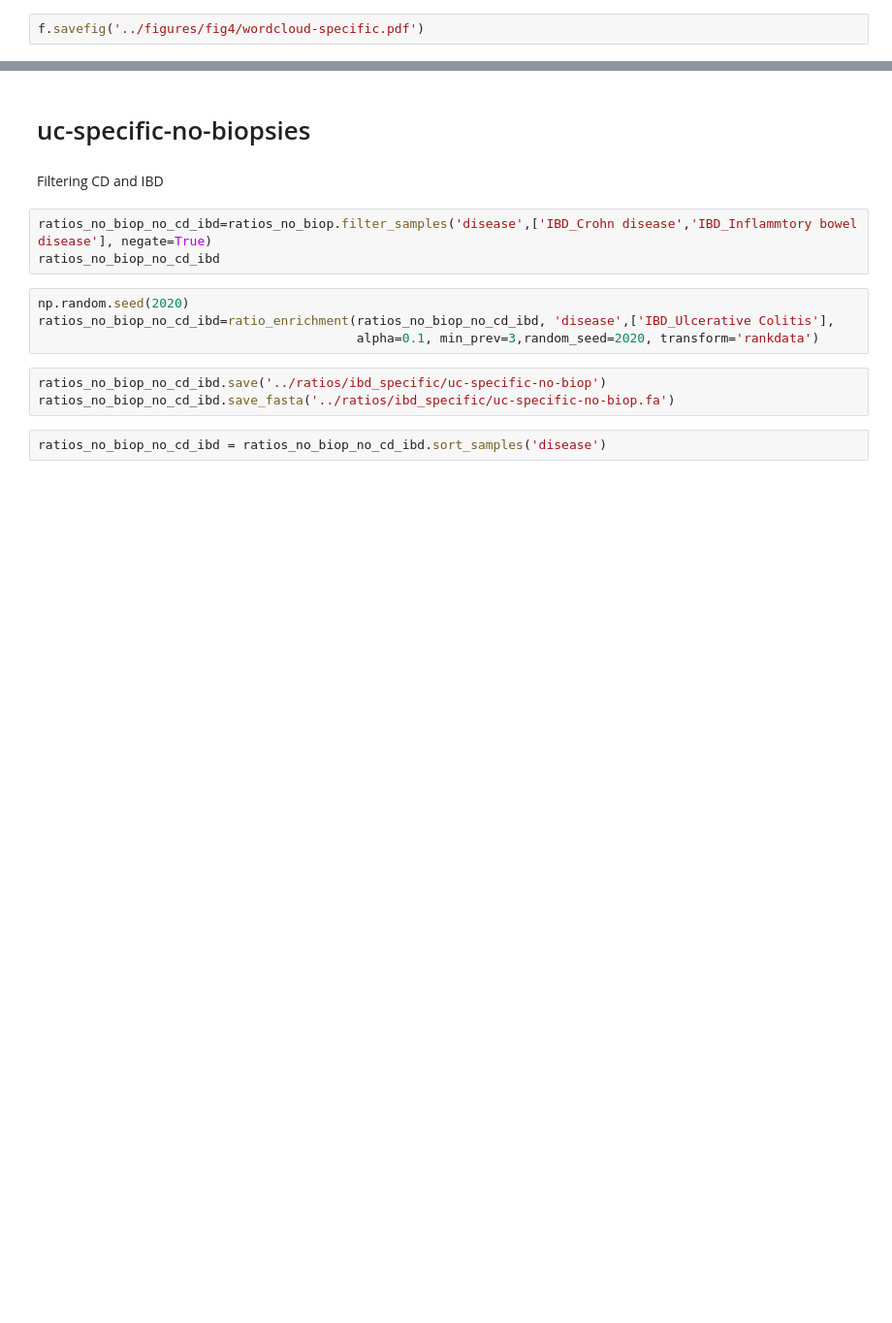
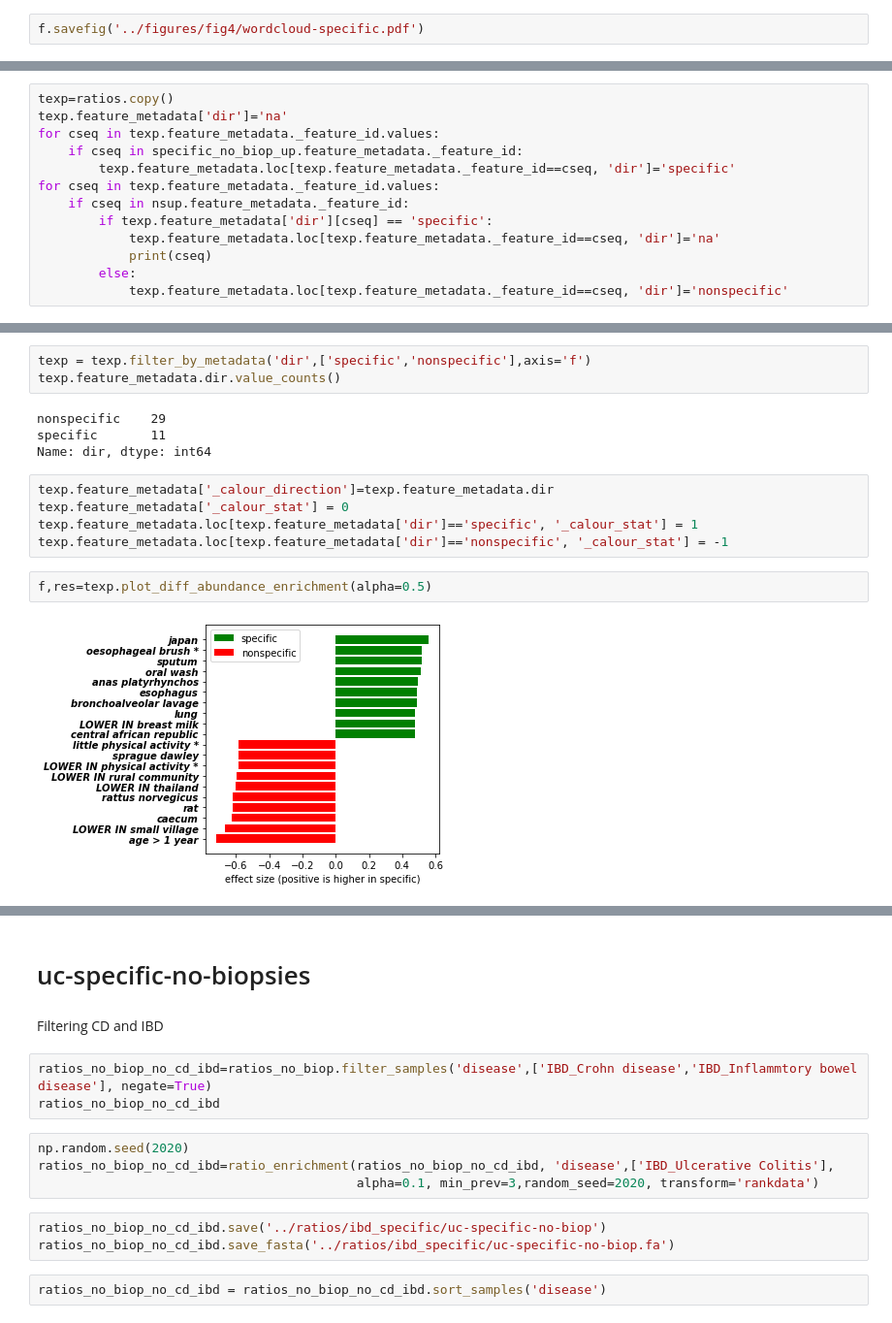
Before and after one commit to amnona/paper-metaanalysis, a Jupyter notebook: scripts/ratios.ipynb, the cells around one changed output, grey strips where cells are left out. Shown at 97% size. Saved outputs shown, nothing was run; the diff lists cells and outputs as text; blank space fills up the shorter version.

```diff
--- a/scripts/ratios.ipynb
+++ b/scripts/ratios.ipynb
@@ -424,0 +508,13 @@ f.savefig('../figures/fig4/wordcloud-specific.pdf')
+# %%
+texp=ratios.copy()
+texp.feature_metadata['dir']='na'
+for cseq in texp.feature_metadata._feature_id.values:
+    if cseq in specific_no_biop_up.feature_metadata._feature_id:
+        texp.feature_metadata.loc[texp.feature_metadata._feature_id==cseq, 'dir']='specific'
+for cseq in texp.feature_metadata._feature_id.values:
+    if cseq in nsup.feature_metadata._feature_id:
+        if texp.feature_metadata['dir'][cseq] == 'specific':
+            texp.feature_metadata.loc[texp.feature_metadata._feature_id==cseq, 'dir']='na'
+            print(cseq)
+        else:
+            texp.feature_metadata.loc[texp.feature_metadata._feature_id==cseq, 'dir']='nonspecific'
@@ -424,0 +524,16 @@ f.savefig('../figures/fig4/wordcloud-specific.pdf')
+# %%
+texp = texp.filter_by_metadata('dir',['specific','nonspecific'],axis='f')
+texp.feature_metadata.dir.value_counts()
+# %% [output]
+nonspecific    29
+specific       11
+Name: dir, dtype: int64
+# %%
+texp.feature_metadata['_calour_direction']=texp.feature_metadata.dir
+texp.feature_metadata['_calour_stat'] = 0
+texp.feature_metadata.loc[texp.feature_metadata['dir']=='specific', '_calour_stat'] = 1
+texp.feature_metadata.loc[texp.feature_metadata['dir']=='nonspecific', '_calour_stat'] = -1
+# %%
+f,res=texp.plot_diff_abundance_enrichment(alpha=0.5)
+# %% [output]
+[figure, added]
```
Also changed, not shown: parts of 33 cells of this notebook, 9 other files.
